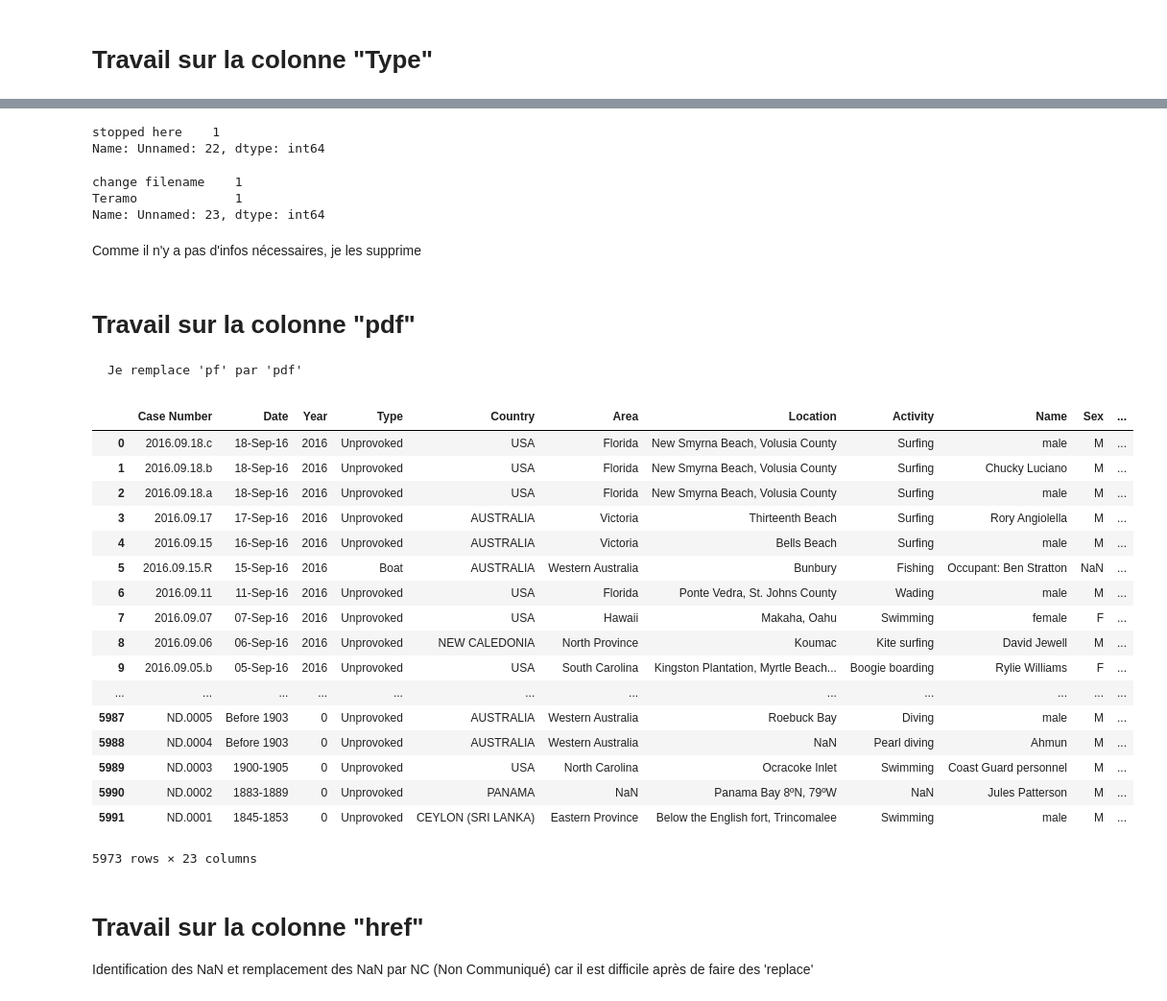
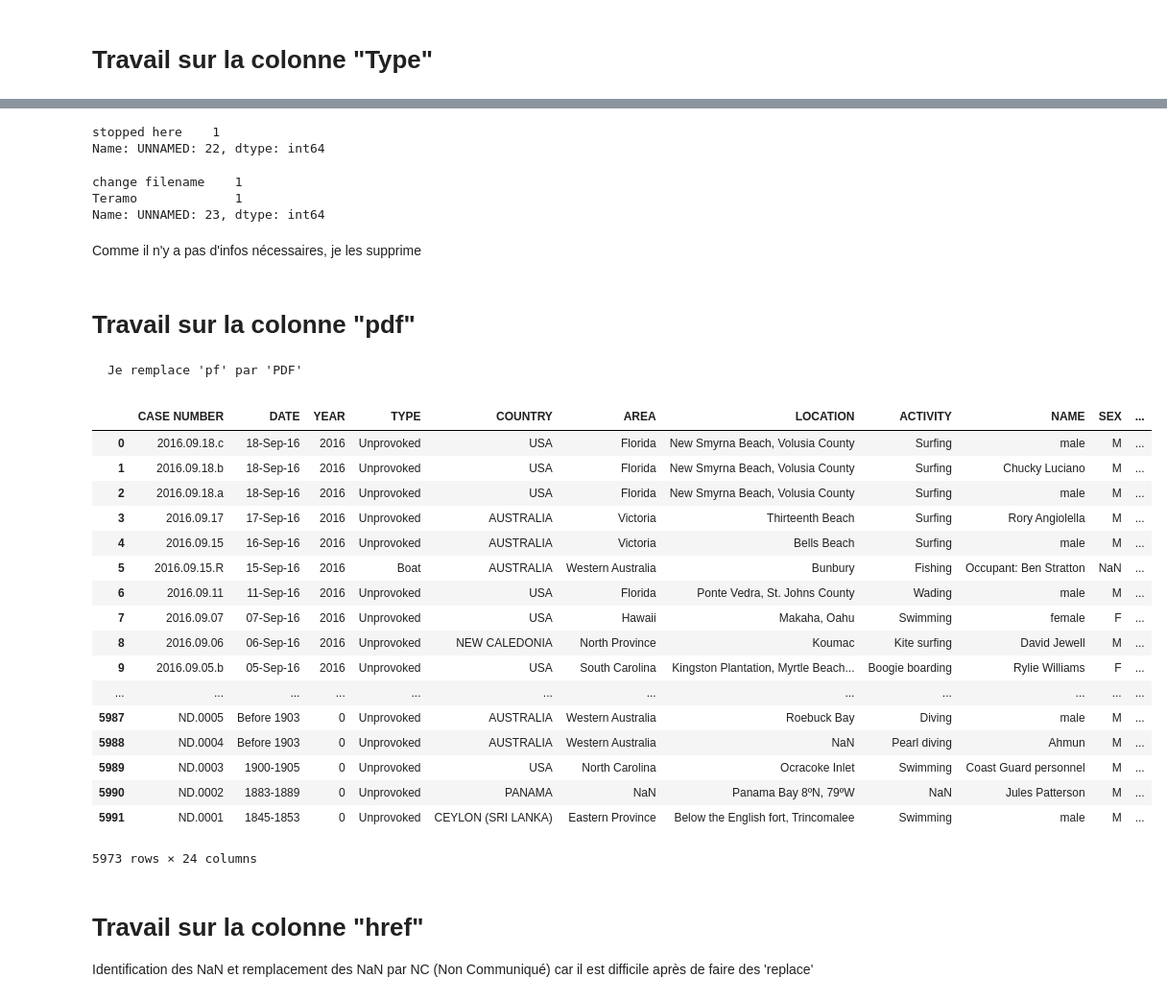
Before and after one commit to sandrineh/data-labs, a Jupyter notebook: module-1/pandas-project/your-code/Main.ipynb, the cells around one changed output, grey strips where cells are left out. Shown at 96% size. Drawn from its saved outputs; the diff is of its cells as text; code cells hidden in the pictures.

```diff
--- a/module-1/pandas-project/your-code/Main.ipynb
+++ b/module-1/pandas-project/your-code/Main.ipynb
@@ -680,6 +697,6 @@ pour la colonne 'Type', je fusionne Boat et Boating
 # %%
-df['Type'] =df['Type'].replace(to_replace =["Boating"], value ="Boat")
-df['Type'].value_counts()
+df['TYPE'] =df['TYPE'].replace(to_replace =["Boating"], value ="Boat")
+df['TYPE'].value_counts()
 # %% [output]
 Unprovoked      4386
 Provoked         557
@@ -717,20 +734,20 @@ Name: Country, dtype: int64
 # %%
 #passer toutes les données en majuscules
-df['Country'] = df['Country'].str.upper()
+df['COUNTRY'] = df['COUNTRY'].str.upper()
 #identification des NaN et remplacement des NaN par NC (Non Communiqué) car il est difficile après de faire des 'replace'
-    #df['Country'].isna()
-    #df.loc[df['Country'].isna()]
-df['Country']=df['Country'].fillna(value='NC')
+    #df['COUNTRY'].isna()
+    #df.loc[df['COUNTRY'].isna()]
+df['COUNTRY']=df['COUNTRY'].fillna(value='NC')
 
-df['Country'] =df['Country'].replace(to_replace =["ST. MAARTIN"], value ="ST. MARTIN")
+df['COUNTRY'] =df['COUNTRY'].replace(to_replace =["ST. MAARTIN"], value ="ST. MARTIN")
 
 #supprimer le ? de trop
-df['Country'] = df['Country'].str.replace('[?]','')
-    #df['Country']
-    #df[df['Country'].str.match('NC')].head()
+df['COUNTRY'] = df['COUNTRY'].str.replace('[?]','')
+    #df['COUNTRY']
+    #df[df['COUNTRY'].str.match('NC')].head()
 
 #remplacer les emplacements incertains par "NC" (qui ont "beetween", "/" dans l'intitulé)
-    #df.loc[df['Country'] == 'NC']
-pat5 = df.loc[df['Country'].str.contains(r'( / )')]
-df['Country'] =df['Country'].replace(regex =[pat5], value ="NC")
+    #df.loc[df['COUNTRY'] == 'NC']
+pat5 = df.loc[df['COUNTRY'].str.contains(r'( / )')]
+df['COUNTRY'] =df['COUNTRY'].replace(regex =[pat5], value ="NC")
 # %%
@@ -761,5 +778,5 @@ Name: Country, dtype: int64
 # %%
-pat6 = df.loc[df['Country'].str.contains(r'(^ )')]
+pat6 = df.loc[df['COUNTRY'].str.contains(r'(^ )')]
 #pat6
-df['Country'] =df['Country'].replace(regex =[pat6], value ="")
+df['COUNTRY'] =df['COUNTRY'].replace(regex =[pat6], value ="")
 # %% [markdown]
@@ -767,27 +784,27 @@ df['Country'] =df['Country'].replace(regex =[pat6], value ="")
 # %%
-df['Unnamed: 22'].value_counts()
+df['UNNAMED: 22'].value_counts()
 # %% [output]
 stopped here    1
-Name: Unnamed: 22, dtype: int64
+Name: UNNAMED: 22, dtype: int64
 # %%
-df['Unnamed: 23'].value_counts()
+df['UNNAMED: 23'].value_counts()
 # %% [output]
 change filename    1
 Teramo             1
-Name: Unnamed: 23, dtype: int64
+Name: UNNAMED: 23, dtype: int64
 # %% [markdown]
 Comme il n'y a pas d'infos nécessaires, je les supprime
 # %%
-df=df.drop(columns=['Unnamed: 22','Unnamed: 23'],axis=1)
+df=df.drop(columns=['UNNAMED: 22','UNNAMED: 23'],axis=1)
 # %% [markdown]
 # Travail sur la colonne "pdf"
-    Je remplace 'pf' par 'pdf'
+    Je remplace 'pf' par 'PDF'
 # %%
-pat7 = df.loc[df['pdf'].str.contains(r'pf+')]
-df['pdf'] =df['pdf'].replace(regex =[pat7], value ="pdf")
-df.loc[df['pdf'].str.contains(r'pdf+')]
+pat7 = df.loc[df['PDF'].str.contains(r'pf+')]
+df['PDF'] =df['PDF'].replace(regex =[pat7], value ="pdf")
+df.loc[df['PDF'].str.contains(r'pdf+')]
 # %% [output]
-|  | Case Number | Date | Year | Type | Country | Area | Location | Activity | Name | Sex | ... |
+|  | CASE NUMBER | DATE | YEAR | TYPE | COUNTRY | AREA | LOCATION | ACTIVITY | NAME | SEX | ... |
 | 0 | 2016.09.18.c | 18-Sep-16 | 2016 | Unprovoked | USA | Florida | New Smyrna Beach, Volusia County | Surfing | male | M | ... |
 | 1 | 2016.09.18.b | 18-Sep-16 | 2016 | Unprovoked | USA | Florida | New Smyrna Beach, Volusia County | Surfing | Chucky Luciano | M | ... |
 | 2 | 2016.09.18.a | 18-Sep-16 | 2016 | Unprovoked | USA | Florida | New Smyrna Beach, Volusia County | Surfing | male | M | ... |
@@ -804,7 +821,7 @@ df.loc[df['pdf'].str.contains(r'pdf+')]
 | 5989 | ND.0003 | 1900-1905 | 0 | Unprovoked | USA | North Carolina | Ocracoke Inlet | Swimming | Coast Guard personnel | M | ... |
 | 5990 | ND.0002 | 1883-1889 | 0 | Unprovoked | PANAMA | NaN | Panama Bay 8ºN, 79ºW | NaN | Jules Patterson | M | ... |
 | 5991 | ND.0001 | 1845-1853 | 0 | Unprovoked | CEYLON (SRI LANKA) | Eastern Province | Below the English fort, Trincomalee | Swimming | male | M | ... |
-5973 rows × 23 columns
+5973 rows × 24 columns
 # %% [markdown]
 # Travail sur la colonne "href"
 Identification des NaN et remplacement des NaN par NC (Non Communiqué) car il est difficile après de faire des 'replace'
```
Also changed, not shown: parts of 99 cells of this notebook, 1 other file.
